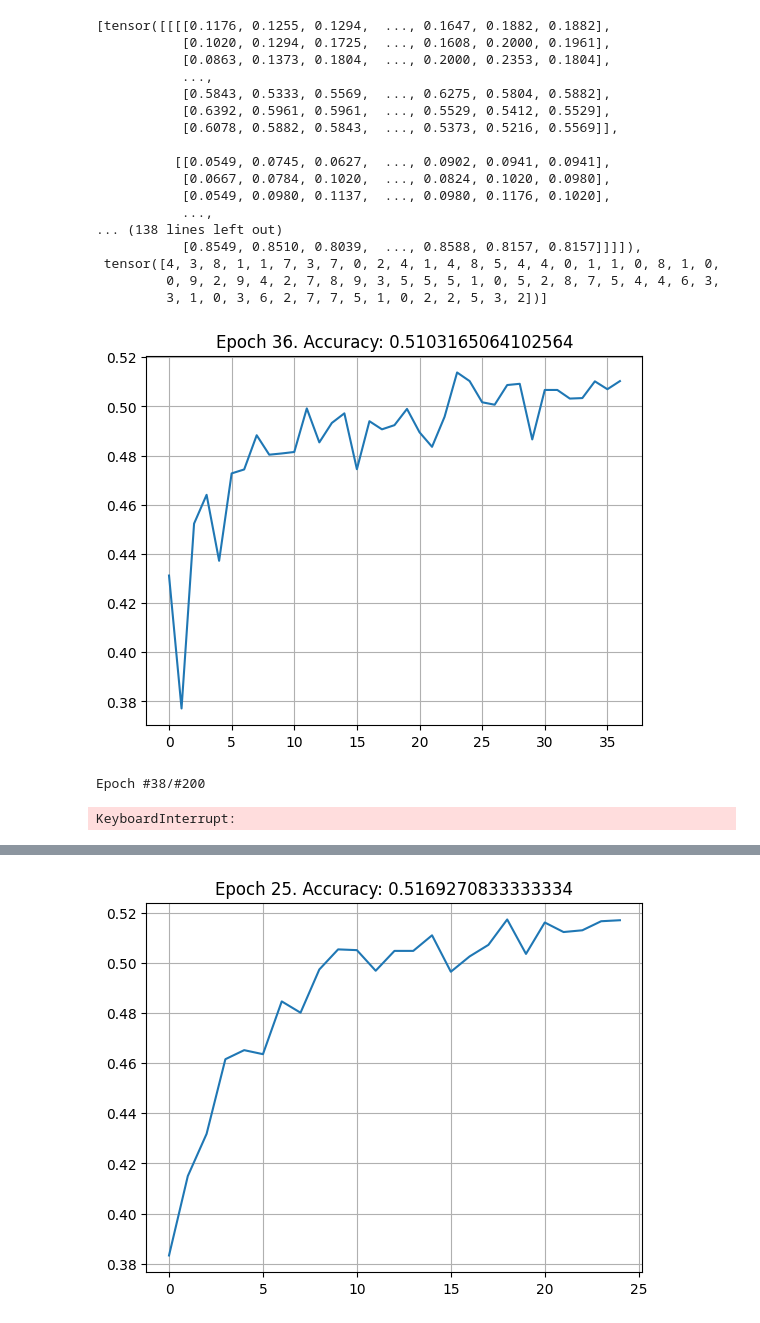
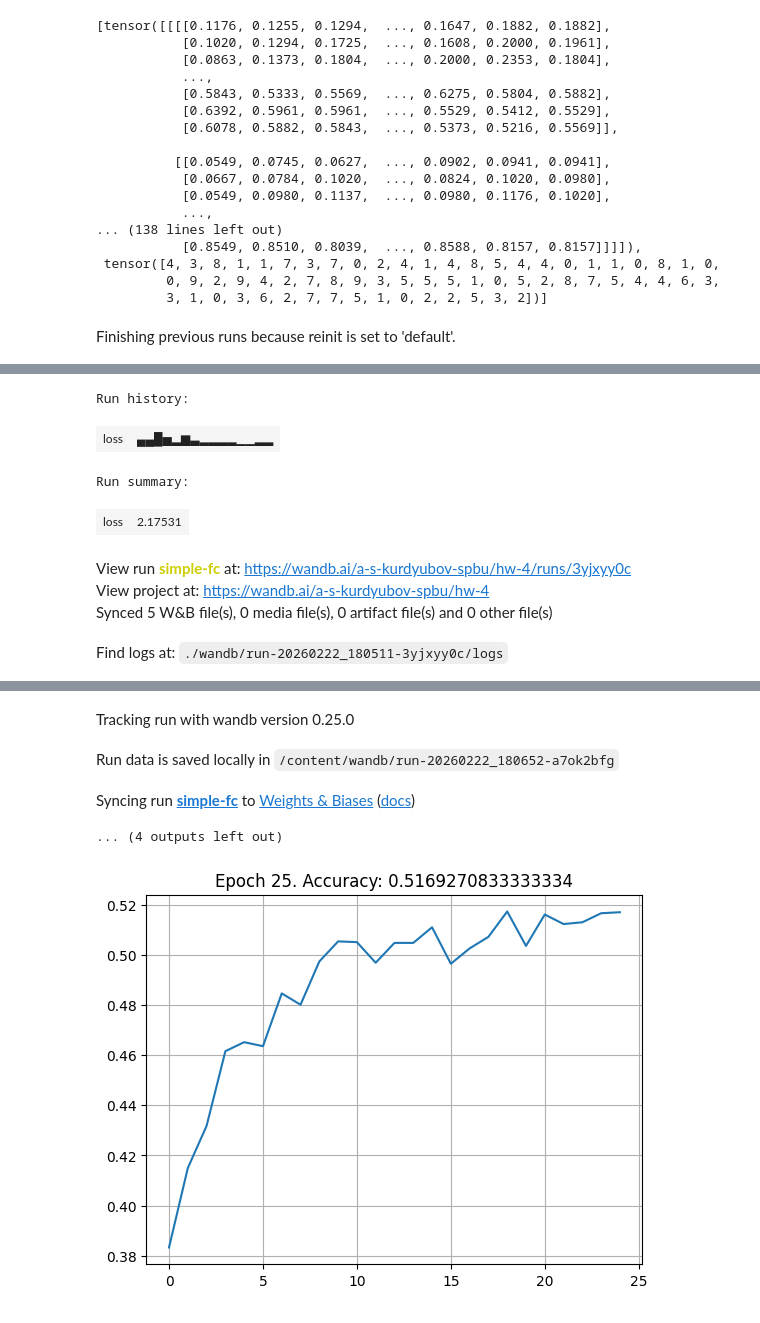
Before and after one commit to AndreyKurdyubov/Karpov.courses_DL, a Jupyter notebook: Base_DL/hw4-student.ipynb, the cells around one changed output, grey strips where cells are left out. Cells and saved outputs as stored; diff of their text form; code cells hidden in the pictures.

Commit message:
hw4 add wandb logging

```diff
--- a/Base_DL/hw4-student.ipynb
+++ b/Base_DL/hw4-student.ipynb
@@ -144,6 +144,7 @@ from IPython.display import clear_output
 from torch.optim import Adam
 import torch.nn.functional as F
 import tqdm
+import wandb
 
 
 @dataclass
@@ -152,6 +153,7 @@ class TrainConfig:
     num_epochs: int = 10
     img_size: int = 32
     hidden_dim : int = 256
+    eval_every: int = 100
 
 
 def calc_accuracy(model: nn.Module, loader: DataLoader, device: torch.device):
@@ -236,8 +238,14 @@ def train_loop(
             loss.backward()
             optimizer.step()
 
-        with torch.no_grad():
-            acc.append(calc_accuracy(model, test_loader, device))
+            wandb.log({"loss": loss.cpu().item()}, step=step)
+            with torch.no_grad():
+                acc.append(calc_accuracy(model, test_loader, device))
+                if (i + 1) % config.eval_every == 0:
+                    # Подсчитаем accuracy на всем валидационном датасете
+                    wandb.log(
+                        {"accuracy": acc[-1]}, step=step
+                    )
 
         plot_accuracy(epoch, acc)
 
@@ -245,8 +253,9 @@ def train_loop(
 model = FcModel(params)
 if torch.cuda.is_available():
     device = torch.device("cuda")
-train_loop(params, model, train_loader, test_loader=test_loader, device=device)
-# %% [output]
-[figure, removed]
-Epoch #38/#200
-KeyboardInterrupt:
+# %%
+wandb.init(project="hw-4", name="simple-fc", config=params.__dict__)
+train_loop(params, model, train_loader, test_loader=test_loader, device=device)
+wandb.finish()
+# %% [output]
+Finishing previous runs because reinit is set to 'default'.
@@ -252,0 +263,8 @@ KeyboardInterrupt:
+Run history:
+| loss | ▄▄█▅▂▆▃▂▂▂▂▁▁▂▂ |
+Run summary:
+| loss | 2.17531 |
+View run simple-fc at: https://wandb.ai/a-s-kurdyubov-spbu/hw-4/runs/3yjxyy0c
+View project at: https://wandb.ai/a-s-kurdyubov-spbu/hw-4
+Synced 5 W&B file(s), 0 media file(s), 0 artifact file(s) and 0 other file(s)
+Find logs at: ./wandb/run-20260222_180511-3yjxyy0c/logs
@@ -253,3 +272,7 @@ KeyboardInterrupt:
+Tracking run with wandb version 0.25.0
+Run data is saved locally in /content/wandb/run-20260222_180652-a7ok2bfg
+Syncing run simple-fc to Weights & Biases (docs)
+... (4 outputs left out)
 # %%
 # решение авторов
 
```
Also changed, not shown: parts of 1 cell of this notebook.
